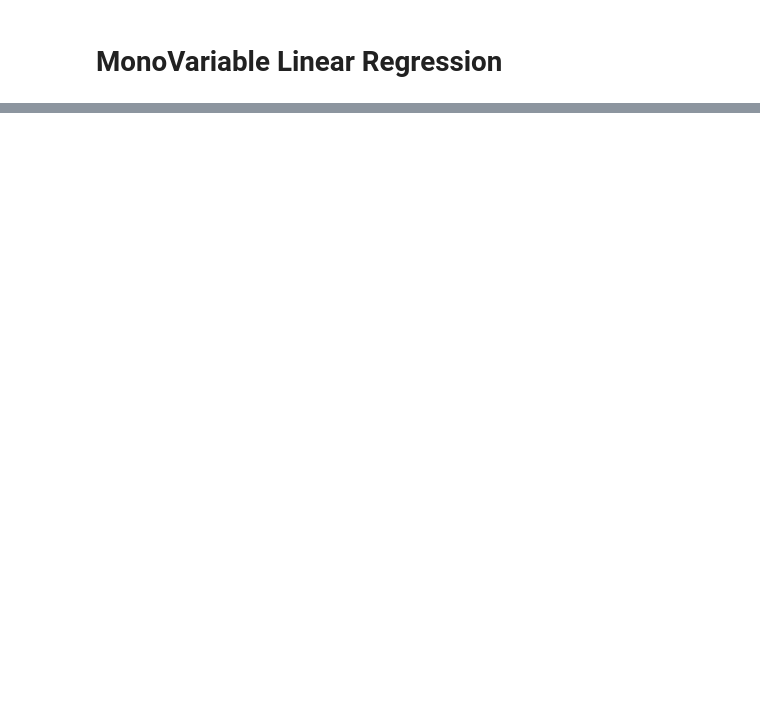
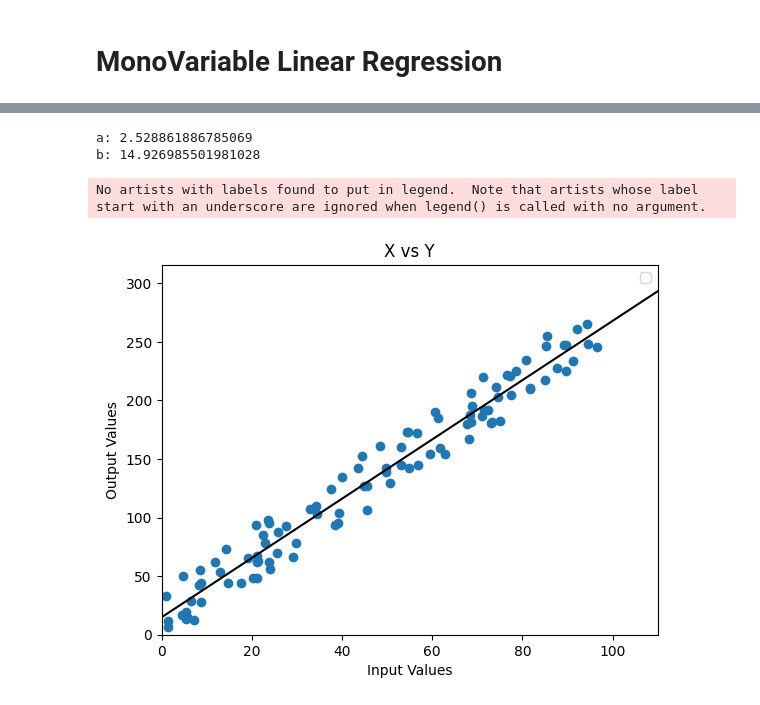
Before and after one commit to aagodoy1/Algorithms, a Jupyter notebook: Regressions/linear_regression.ipynb, the cells around one changed output, grey strips where cells are left out. Saved outputs shown, nothing was run; the diff lists cells and outputs as text; code cells hidden in the pictures; blank space fills up the shorter version.

```diff
--- a/Regressions/linear_regression.ipynb
+++ b/Regressions/linear_regression.ipynb
@@ -34,0 +27,44 @@ linear_reg(X,Y)
+# %%
+def linear_reg(X,Y):
+    #Suposse an equation Y = a*x + b
+    # a = [n * sum(xy) - sum(x) * sum(y)] / [n * sum(x^2) - (sum(x))^2]
+    # b = [sum(y) * sum(x^2) - sum(x) * sum(xy)] / [n * sum(x^2) - (sum(x))^2]
+
+    n = len(Y)
+    sum_y  = sum(Y)
+
+    sum_x  = sum(X)
+    sum_x2 = sum(x**2 for x in X)
+
+    sum_xy = sum(X[i]*Y[i] for i in range(0,n))
+
+    a = (n * sum_xy - sum_x * sum_y) / (n * sum_x2 - sum_x**2)
+    b = (sum_y * sum_x2 - sum_x * sum_xy) / (n * sum_x2 - sum_x**2)
+
+    print(f'a: {a}')
+    print(f'b: {b}')
+    return a,b
+
+
+
+[a,b] = linear_reg(X,Y)
+# %% [output]
+a: 2.528861886785069
+b: 14.926985501981028
+# %%
+plt.scatter(X,Y)
+plt.title('X vs Y')
+
+plt.xlim(0,110)
+plt.ylim(0,max(Y)+50)
+
+plt.plot([0, 110], [a*0+b, a*110+b], 'k-')
+
+plt.xlabel('Input Values')
+plt.ylabel('Output Values')
+
+plt.legend()
+plt.show()
+# %% [output]
+No artists with labels found to put in legend.  Note that artists whose label start with an underscore are ignored when legend() is called with no argument.
+[figure, added]
```
Also changed, not shown: parts of 4 cells of this notebook.
